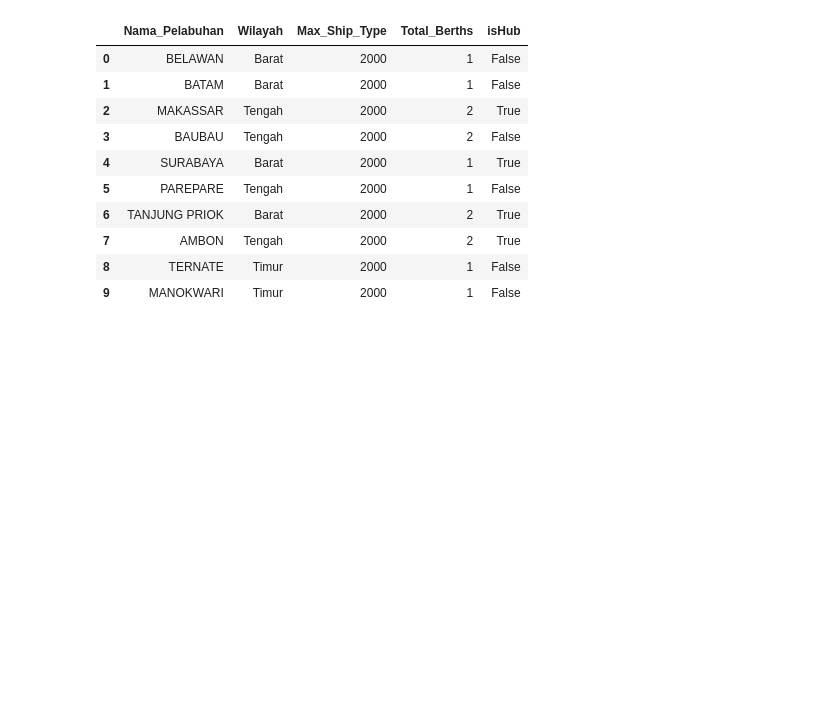
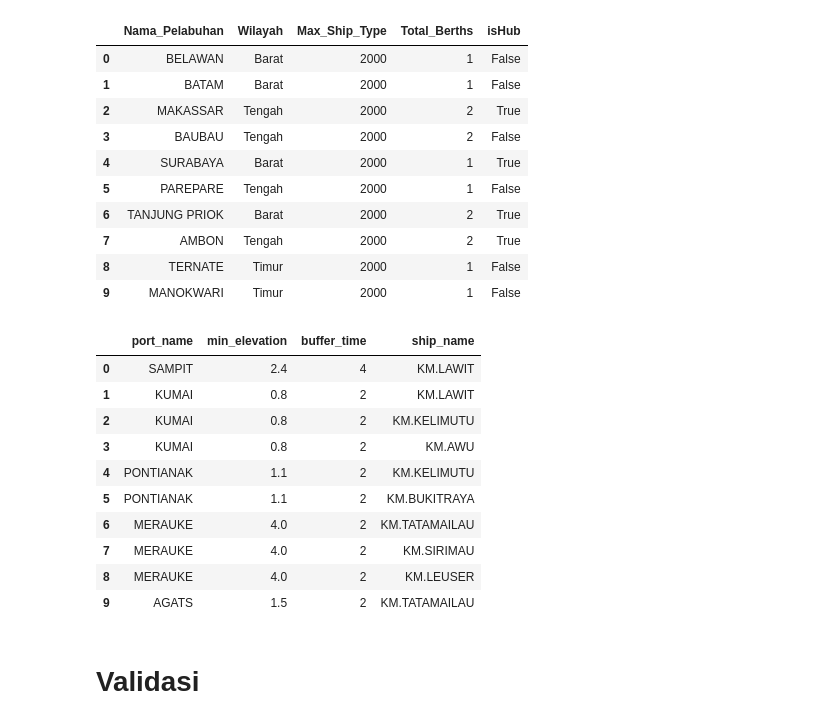
Before and after one commit to Re1jie/TA-code, a Jupyter notebook: JSSP-CAOA-SSR/Utility/data_preproc.ipynb, the cells around one changed output. Cells and saved outputs as stored; diff of their text form; code cells hidden in the pictures; blank space fills up the shorter version.

```diff
--- a/JSSP-CAOA-SSR/Utility/data_preproc.ipynb
+++ b/JSSP-CAOA-SSR/Utility/data_preproc.ipynb
@@ -169,5 +183,6 @@ TIDAL_DATA = '../Data/tidal_data.csv'
 # %% [markdown]
 ## Peraturan Pelabuhan
 # %%
-RULES_DATA = '../Data/port_data.csv'
+PORT_SPEC_DATA = '../Data/port_data.csv'
+PORT_RULES_DATA = '../Data/tidal_rules.csv'
 # %%
@@ -185,3 +200,20 @@ df.head(10)
 | 7 | AMBON | Tengah | 2000 | 2 | True |
 | 8 | TERNATE | Timur | 2000 | 1 | False |
 | 9 | MANOKWARI | Timur | 2000 | 1 | False |
+# %%
+df = pd.read_csv(PORT_RULES_DATA )
+df.head(10)
+# %% [output]
+|  | port_name | min_elevation | buffer_time | ship_name |
+| 0 | SAMPIT | 2.4 | 4 | KM.LAWIT |
+| 1 | KUMAI | 0.8 | 2 | KM.LAWIT |
+| 2 | KUMAI | 0.8 | 2 | KM.KELIMUTU |
+| 3 | KUMAI | 0.8 | 2 | KM.AWU |
+| 4 | PONTIANAK | 1.1 | 2 | KM.KELIMUTU |
+| 5 | PONTIANAK | 1.1 | 2 | KM.BUKITRAYA |
+| 6 | MERAUKE | 4.0 | 2 | KM.TATAMAILAU |
+| 7 | MERAUKE | 4.0 | 2 | KM.SIRIMAU |
+| 8 | MERAUKE | 4.0 | 2 | KM.LEUSER |
+| 9 | AGATS | 1.5 | 2 | KM.TATAMAILAU |
+# %% [markdown]
+# Validasi
```
Also changed, not shown: parts of 4 cells of this notebook, 1 other file.
